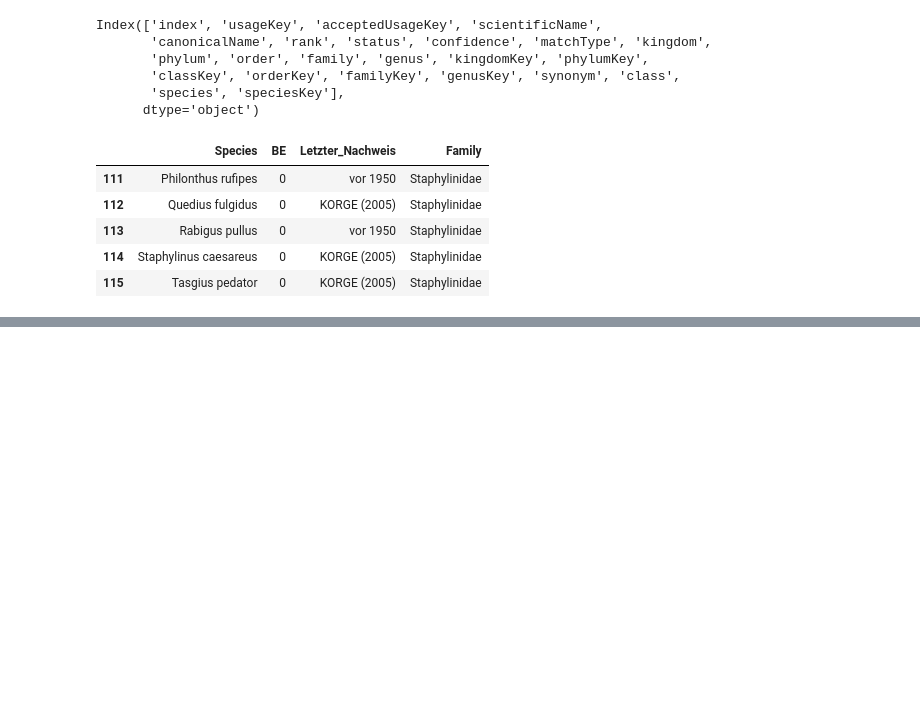
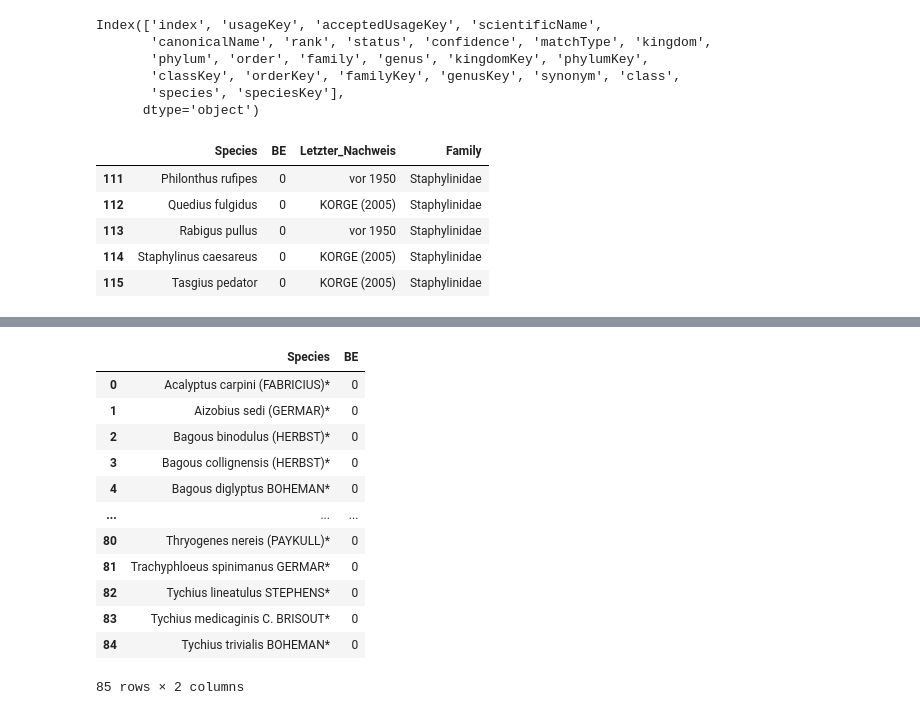
Before and after one commit to Zzzhenya/Berlin-red-list, a Jupyter notebook: Transformation/Raw_csv/Insecta.ipynb, the cells around one changed output, grey strips where cells are left out. Drawn from its saved outputs; the diff is of its cells as text; code cells hidden in the pictures; blank space fills up the shorter version.

```diff
--- a/Transformation/Raw_csv/Insecta.ipynb
+++ b/Transformation/Raw_csv/Insecta.ipynb
@@ -1316,0 +1329,22 @@ df.to_csv('../../Transformation/Data_cleaning_step1/Coleoptera_Staphylinoidea_Hi
+# %%
+# Removing columns "Bestand","Trend_lang","Trend_kurz", "RF", "BB", "D", "GS", "GfU"
+df.drop(columns = ["BB",
+                   "DE",
+                   "Vorzugs_habitate",
+                   "Gefährdungsursachen"
+                  ], inplace = True)
+df
+# %% [output]
+|  | Species | BE |
+| 0 | Acalyptus carpini (FABRICIUS)* | 0 |
+| 1 | Aizobius sedi (GERMAR)* | 0 |
+| 2 | Bagous binodulus (HERBST)* | 0 |
+| 3 | Bagous collignensis (HERBST)* | 0 |
+| 4 | Bagous diglyptus BOHEMAN* | 0 |
+| ... | ... | ... |
+| 80 | Thryogenes nereis (PAYKULL)* | 0 |
+| 81 | Trachyphloeus spinimanus GERMAR* | 0 |
+| 82 | Tychius lineatulus STEPHENS* | 0 |
+| 83 | Tychius medicaginis C. BRISOUT* | 0 |
+| 84 | Tychius trivialis BOHEMAN* | 0 |
+85 rows × 2 columns
```
Also changed, not shown: parts of 9 cells of this notebook.
